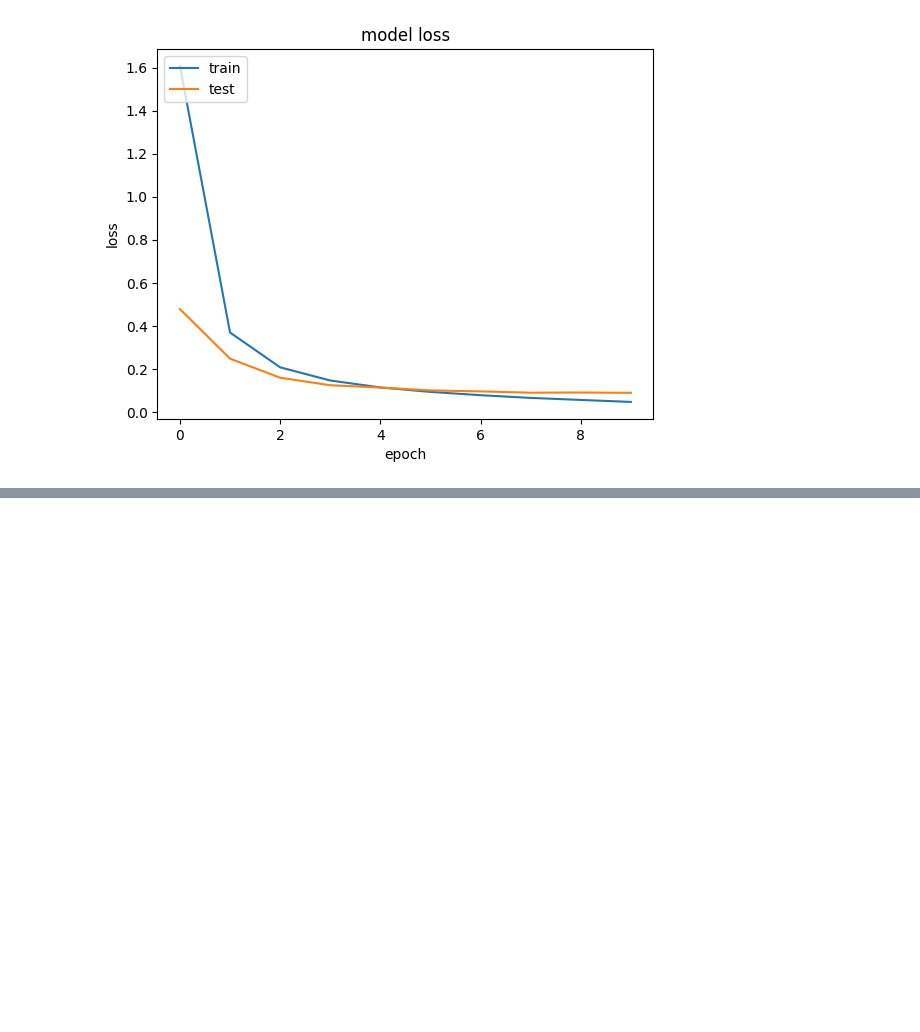
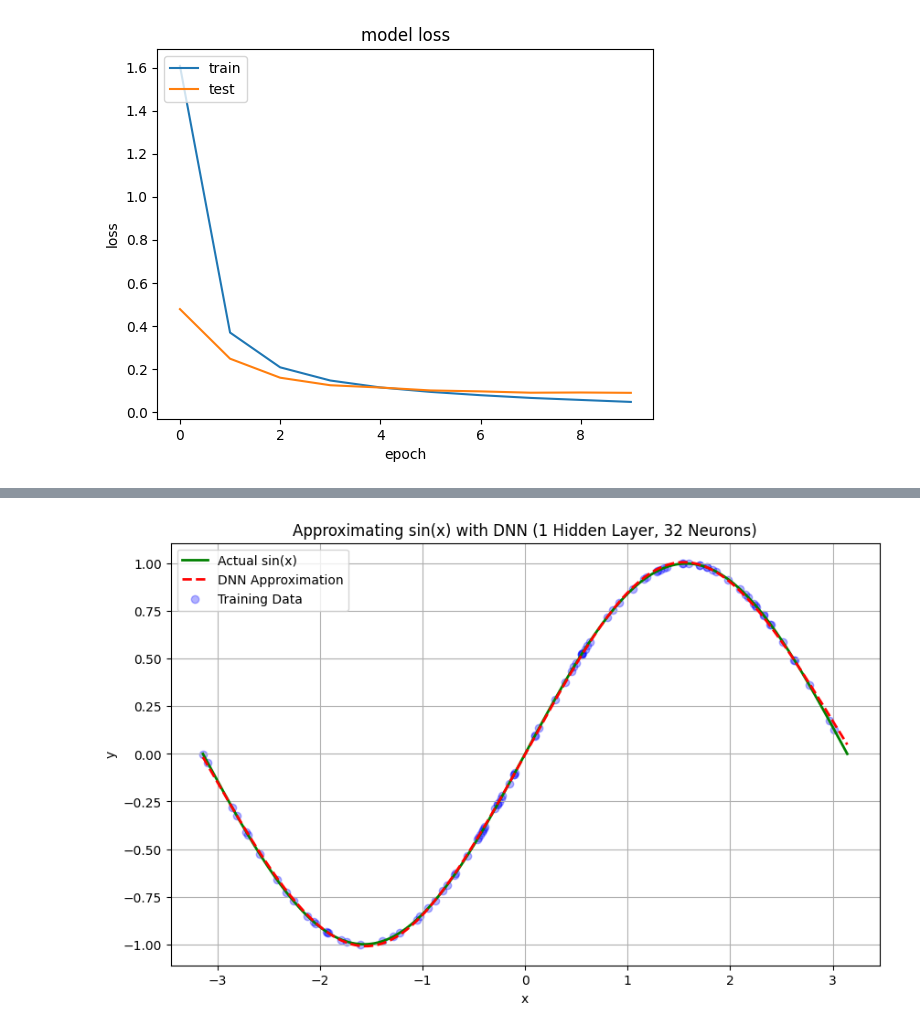
Before and after one commit to qgguan/nsf-reu-math-usm, a Jupyter notebook: Lecture1_DNN/DNNs.ipynb, the cells around one changed output, grey strips where cells are left out. Saved outputs shown, nothing was run; the diff lists cells and outputs as text; code cells hidden in the pictures; blank space fills up the shorter version.

```diff
--- a/Lecture1_DNN/DNNs.ipynb
+++ b/Lecture1_DNN/DNNs.ipynb
@@ -286,0 +335,21 @@ dict_keys(['accuracy', 'val_accuracy', 'loss', 'val_loss'])
+# %%
+# 4. Visualization
+x_test = np.linspace(-np.pi, np.pi, 200).reshape(-1, 1).astype(np.float32)
+x_test_tensor = torch.from_numpy(x_test)
+
+model.eval()
+with torch.no_grad():
+    y_pred = model(x_test_tensor).numpy()
+
+plt.figure(figsize=(10, 6))
+plt.plot(x_test, np.sin(x_test), 'g-', label='Actual sin(x)', linewidth=2)
+plt.plot(x_test, y_pred, 'r--', label='DNN Approximation', linewidth=2)
+plt.scatter(x_train, y_train, color='blue', alpha=0.3, label='Training Data')
+plt.title('Approximating sin(x) with DNN (1 Hidden Layer, 32 Neurons)')
+plt.xlabel('x')
+plt.ylabel('y')
+plt.legend()
+plt.grid(True)
+plt.show()
+# %% [output]
+[figure, added]
```
Also changed, not shown: parts of 2 cells of this notebook.
